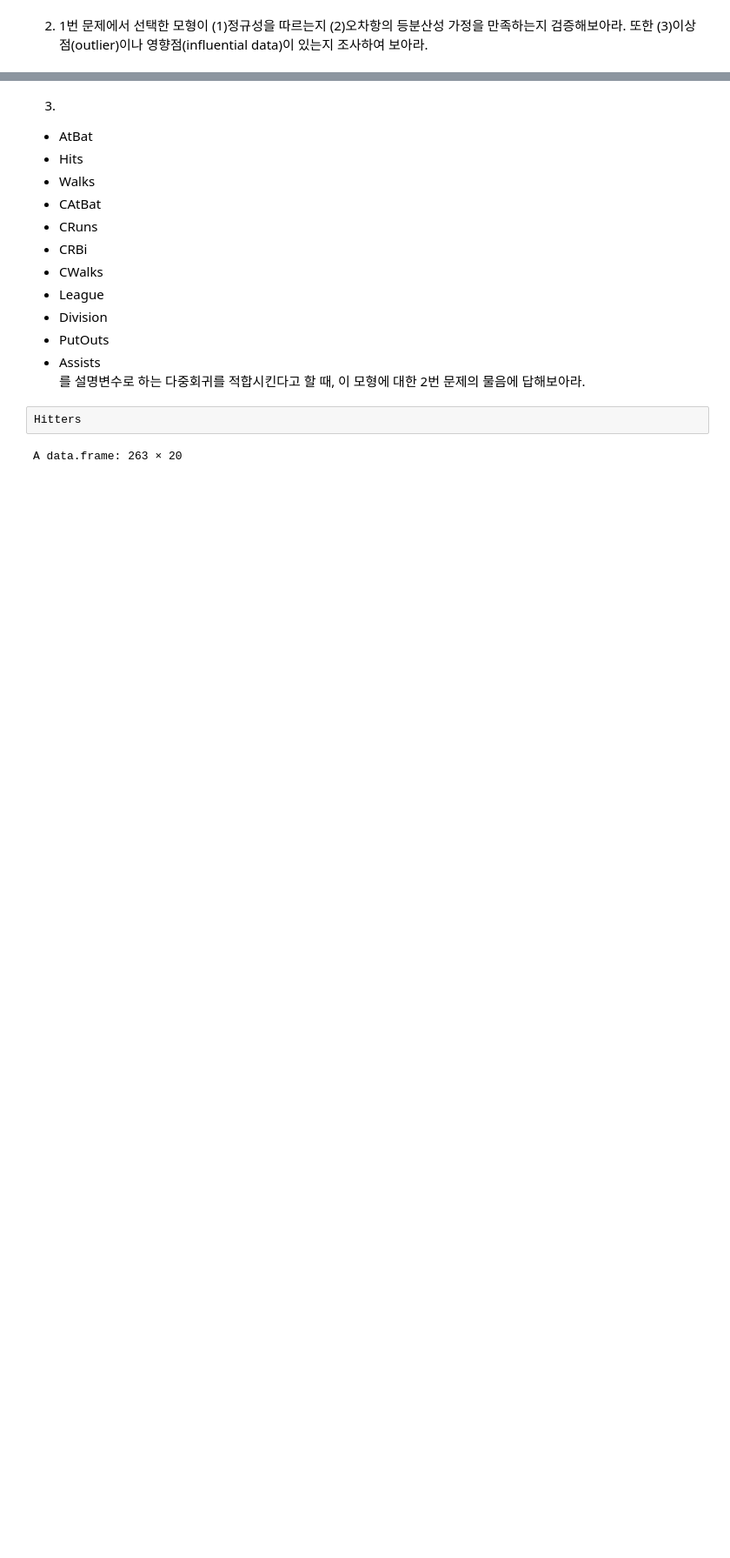
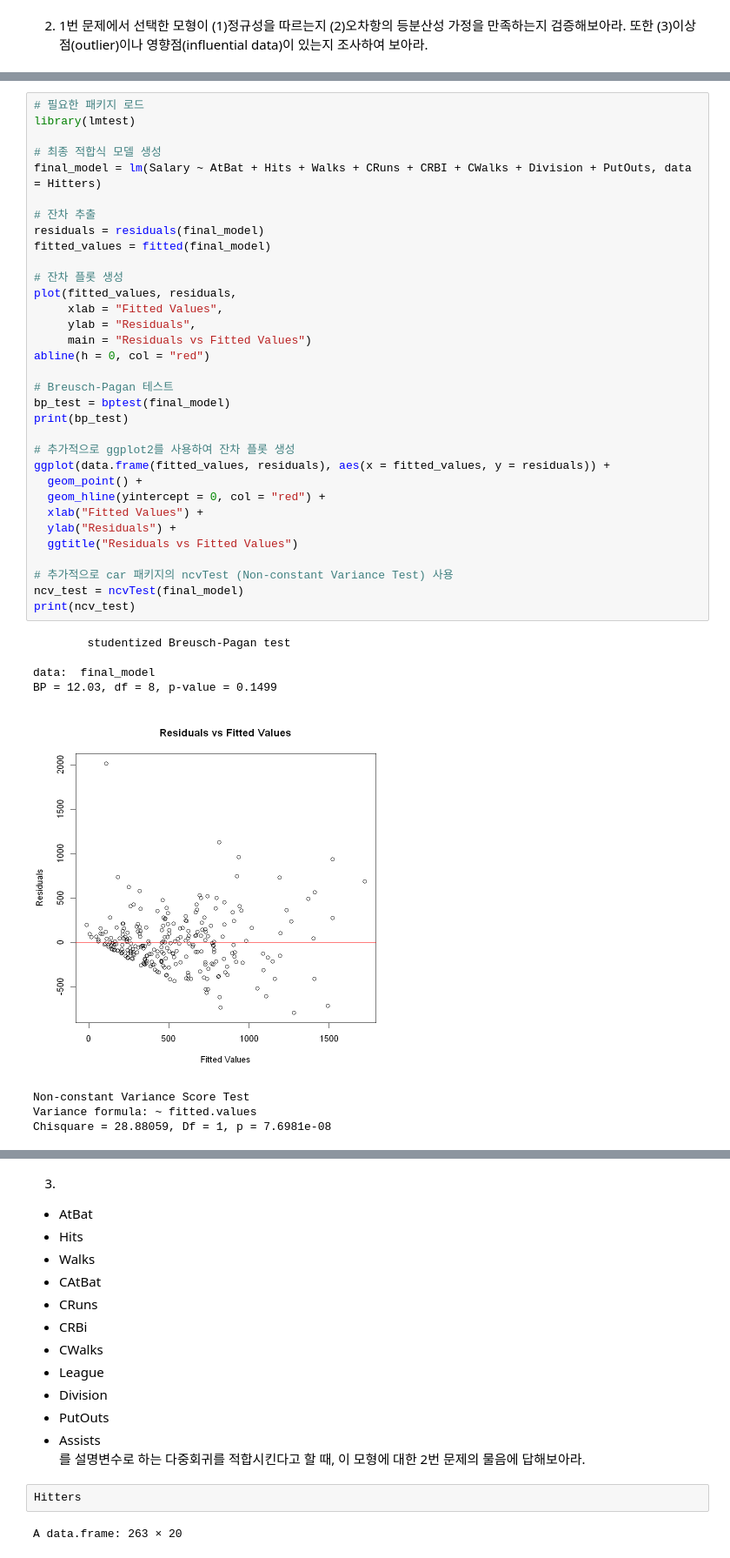
Before and after one commit to barkle2/KNOU, a Jupyter notebook: [5-1]데이터분석방법론(1)/기말.ipynb, the cells around one changed output, grey strips where cells are left out. Shown: that part at 87% size. Saved outputs shown, nothing was run; the diff lists cells and outputs as text; blank space fills up the shorter version.

```diff
--- a/[5-1]데이터분석방법론(1)/기말.ipynb
+++ b/[5-1]데이터분석방법론(1)/기말.ipynb
@@ -700,0 +965,42 @@ Salary = 130.969 - 2.173 * AtBat + 7.358 * Hits + 6.004 * Walks + 1.234 * CHmRun
+# %%
+# 필요한 패키지 로드
+library(lmtest)
+
+# 최종 적합식 모델 생성
+final_model = lm(Salary ~ AtBat + Hits + Walks + CRuns + CRBI + CWalks + Division + PutOuts, data = Hitters)
+
+# 잔차 추출
+residuals = residuals(final_model)
+fitted_values = fitted(final_model)
+
+# 잔차 플롯 생성
+plot(fitted_values, residuals,
+     xlab = "Fitted Values",
+     ylab = "Residuals",
+     main = "Residuals vs Fitted Values")
+abline(h = 0, col = "red")
+
+# Breusch-Pagan 테스트
+bp_test = bptest(final_model)
+print(bp_test)
+
+# 추가적으로 ggplot2를 사용하여 잔차 플롯 생성
+ggplot(data.frame(fitted_values, residuals), aes(x = fitted_values, y = residuals)) +
+  geom_point() +
+  geom_hline(yintercept = 0, col = "red") +
+  xlab("Fitted Values") +
+  ylab("Residuals") +
+  ggtitle("Residuals vs Fitted Values")
+
+# 추가적으로 car 패키지의 ncvTest (Non-constant Variance Test) 사용
+ncv_test = ncvTest(final_model)
+print(ncv_test)
+# %% [output]
+        studentized Breusch-Pagan test
+
+data:  final_model
+BP = 12.03, df = 8, p-value = 0.1499
+[figure, added]
+Non-constant Variance Score Test
+Variance formula: ~ fitted.values
+Chisquare = 28.88059, Df = 1, p = 7.6981e-08
```
Also changed, not shown: parts of 15 cells of this notebook.
